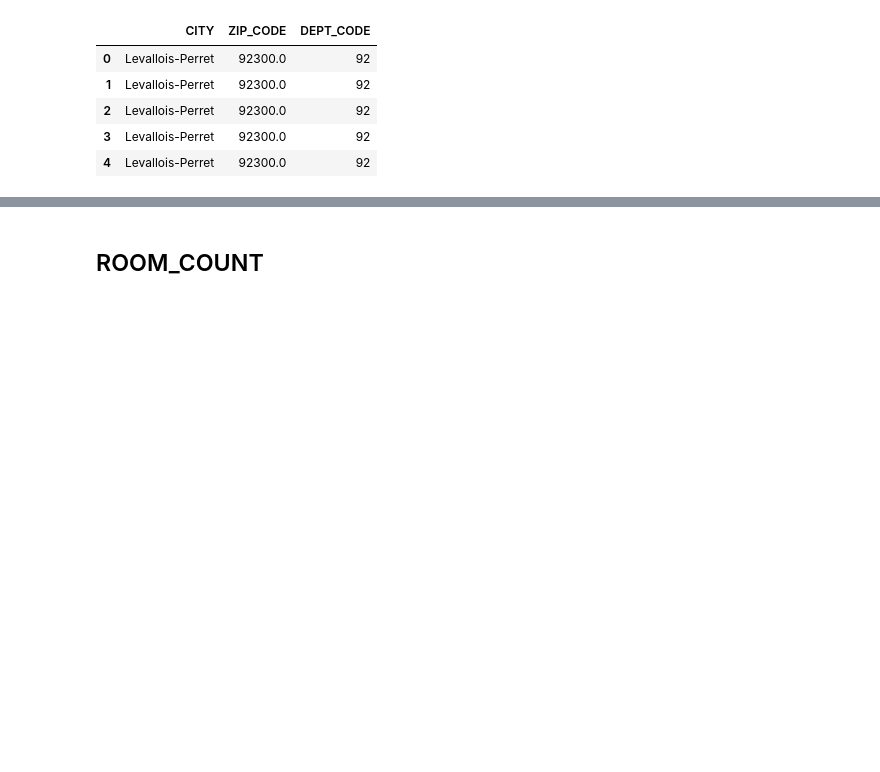
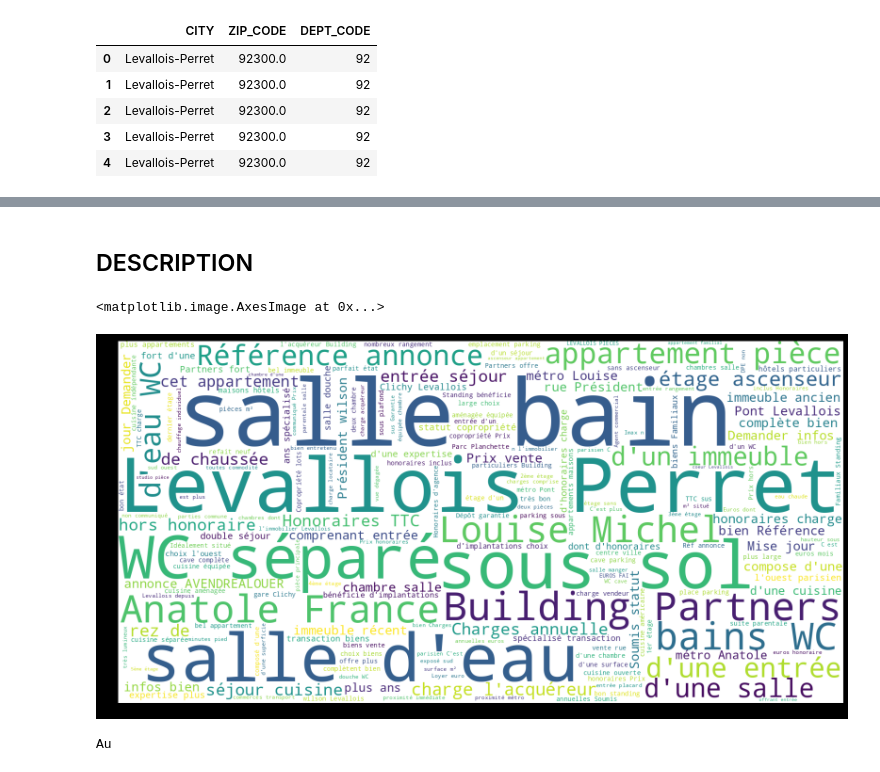
Before and after one commit to mybenkhadda/YanPort_Duplicate, a Jupyter notebook: main.ipynb, the cells around one changed output, grey strips where cells are left out. Drawn from its saved outputs; the diff is of its cells as text; code cells hidden in the pictures; blank space fills up the shorter version.

```diff
--- a/main.ipynb
+++ b/main.ipynb
@@ -53,7 +63,7 @@ dtype: int64
 # %% [markdown]
 > Let's delete the columns with 100% NaN values
 # %%
-df = df.drop(["LAND_SURFACE","BALCONY_SURFACE", "BATHROOM_COUNT", "LUNCHROOM_COUNT", "TOILET_COUNT", "FIREPLACE", "AIR_CONDITIONING","BALCONY", "CELLAR", "ENERGY_CONSUMPTION", "GREENHOUSE_GAS_CONSUMPTION", "PUBLICATION_END_DATE"], axis=1)
+df = df.drop(["LAND_SURFACE","BALCONY_SURFACE", "BATHROOM_COUNT", "LUNCHROOM_COUNT", "TOILET_COUNT", "FIREPLACE", "AIR_CONDITIONING","BALCONY", "CELLAR", "ENERGY_CONSUMPTION", "GREENHOUSE_GAS_CONSUMPTION", "PUBLICATION_END_DATE", "TERRACE_SURFACE","LAST_CRAWL_DATE","LAST_PRICE_DECREASE_DATE"], axis=1)
 # %% [markdown]
 ## Crawl Source
 # %%
@@ -76,6 +86,8 @@ fig.show()
 [interactive output not drawn]
 # %% [markdown]
 ## NEW_BUILD
+# %%
+df['NEW_BUILD'] = df['NEW_BUILD'].fillna(False)
 # %%
 fig = px.histogram(
     df, x = "NEW_BUILD"
@@ -228,6 +240,8 @@ fig = px.histogram(
 fig.show()
 # %% [output]
 [interactive output not drawn]
+# %%
+df = df.drop(["FLOOR_COUNT"], axis=1)
 # %% [markdown]
 ## CONSTRUCTION_YEAR
 # %%
@@ -430,6 +444,14 @@ fig.show()
 # %%
 df = df.drop(['CITY_ID', 'CITY', 'ZIP_CODE', 'DEPT_CODE'], axis =1)
 # %% [markdown]
-## ROOM_COUNT
+## DESCRIPTION
 # %%
-df["ROOM_COUNT"] = df["ROOM_COUNT"].fillna(df["ROOM_COUNT"].median())
+df['DESCRIPTION'] = df['DESCRIPTION'].fillna("-")
+# %%
+stop_words = stopwords.words('english') + stopwords.words('french')
+wordcloud = WordCloud(background_color="white",width=1600, height=800).generate(' '.join([w for w in ' '.join(df['DESCRIPTION']).split(" ") if not w.lower() in stop_words]))
+plt.figure( figsize=(20,10), facecolor='k')
+plt.imshow(wordcloud)
+# %% [output]
+<matplotlib.image.AxesImage at 0x...>
+[figure, added]
@@ -435,0 +460,6 @@ df["ROOM_COUNT"] = df["ROOM_COUNT"].fillna(df["ROOM_COUNT"].median())
+# %%
+for w in ' '.join(df['DESCRIPTION']).split(" "):
+  print(w)
+  break
+# %% [output]
+Au
```
Also changed, not shown: parts of 4 cells of this notebook.
